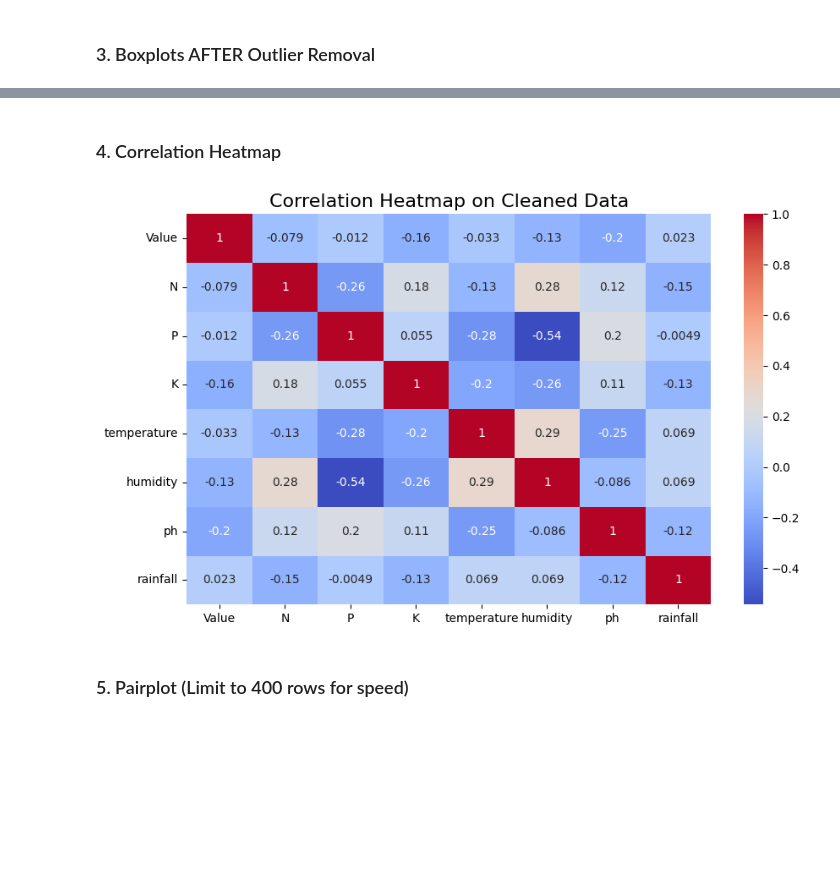
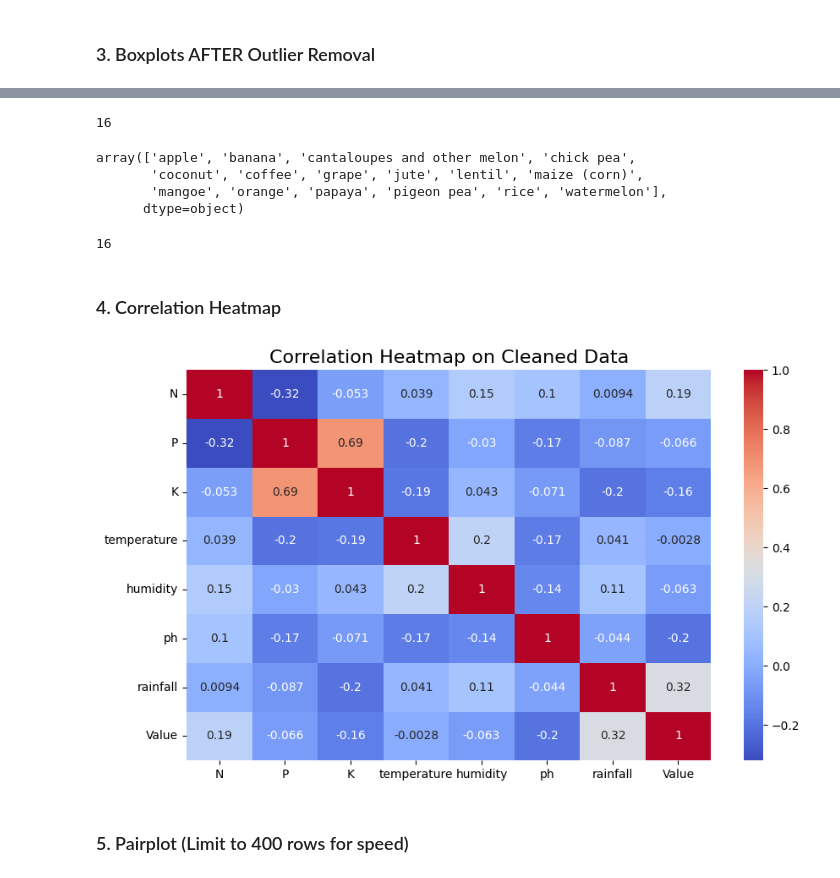
Before and after one commit to springboardmentor2468a-lab/AgriYield, a Jupyter notebook: AgriYield_Predictor (1).ipynb, the cells around one changed output, grey strips where cells are left out. Saved outputs shown, nothing was run; the diff lists cells and outputs as text; code cells hidden in the pictures; blank space fills up the shorter version.

```diff
--- a/AgriYield_Predictor (1).ipynb
+++ b/AgriYield_Predictor (1).ipynb
@@ -676,7 +523,7 @@ columns_to_drop = [
     'Flag Description', 'Note'
 ]
 # %%
-merged.drop(columns=[c for c in columns_to_drop if c in merged.columns],inplace=True)
+merged.drop(columns=[c for c in cols_to_drop if c in merged.columns],inplace=True)
 # %%
 merged
 # %% [output]
@@ -773,7 +656,3 @@ ph             0
 rainfall       0
 label          0
 dtype: int64
-# %%
-final_data = final_data.dropna()
-print("\nMissing Values After Handling:")
-print(final_data.isnull().sum())
@@ -826,0 +696,11 @@ plt.show()
+# %%
+plt.figure(figsize=(15,10))
+cols = ['N','P','K','temperature','humidity','ph','rainfall','Value']
+
+for i, col in enumerate(cols,1):
+    plt.subplot(3,3,i)
+    sns.boxplot(data=final_data, y=col)
+    plt.title(f"Boxplot of {col}")
+
+plt.tight_layout()
+plt.show()
@@ -829,17 +711,25 @@ plt.show()
 # %%
-def remove_outliers_iqr(df, cols):
-    df_clean = df.copy()
+import numpy as np
+
+def cap_outliers(df, cols):
+    df_cap = df.copy()
     for col in cols:
-        Q1 = df_clean[col].quantile(0.25)
-        Q3 = df_clean[col].quantile(0.75)
+        Q1 = df_cap[col].quantile(0.25)
+        Q3 = df_cap[col].quantile(0.75)
         IQR = Q3 - Q1
         lower = Q1 - 1.5 * IQR
         upper = Q3 + 1.5 * IQR
-        df_clean = df_clean[(df_clean[col] >= lower) & (df_clean[col] <= upper)]
-    return df_clean
 
-cleaned_data = remove_outliers_iqr(final_data, numeric_cols)
+        df_cap[col] = np.where(df_cap[col] < lower, lower, df_cap[col])
+        df_cap[col] = np.where(df_cap[col] > upper, upper, df_cap[col])
+    return df_cap
+
+# Define the list of numeric columns
+numeric_cols = ['N', 'P', 'K', 'temperature', 'humidity', 'ph', 'rainfall', 'Value']
+
+cleaned = cap_outliers(final_data, numeric_cols)
+
 print("Shape Before:", final_data.shape)
-print("Shape After Outlier Removal:", cleaned_data.shape)
+print("Shape After:", cleaned.shape)
 # %% [output]
 Shape Before: (37800, 10)
@@ -857,11 +766,27 @@ plt.show()
+# %%
+cleaned['label'].unique()
+len(cleaned['label'].unique())
+# %% [output]
+16
+# %%
+cleaned['label'].unique()
+# %% [output]
+array(['apple', 'banana', 'cantaloupes and other melon', 'chick pea',
+       'coconut', 'coffee', 'grape', 'jute', 'lentil', 'maize (corn)',
+       'mangoe', 'orange', 'papaya', 'pigeon pea', 'rice', 'watermelon'],
+      dtype=object)
+# %%
+len(cleaned['label'].value_counts())
+# %% [output]
+16
 # %% [markdown]
 ### 4. Correlation Heatmap
 # %%
 plt.figure(figsize=(10,6))
-sns.heatmap(cleaned_data[numeric_cols].corr(), annot=True, cmap="coolwarm")
+sns.heatmap(cleaned[numeric_cols].corr(), annot=True, cmap="coolwarm")
 plt.title("Correlation Heatmap on Cleaned Data", fontsize=16)
 plt.show()
 # %% [output]
-[figure, old version]
+[figure, new version]
 # %% [markdown]
 ### 5. Pairplot (Limit to 400 rows for speed)
```
Also changed, not shown: parts of 91 cells of this notebook.
